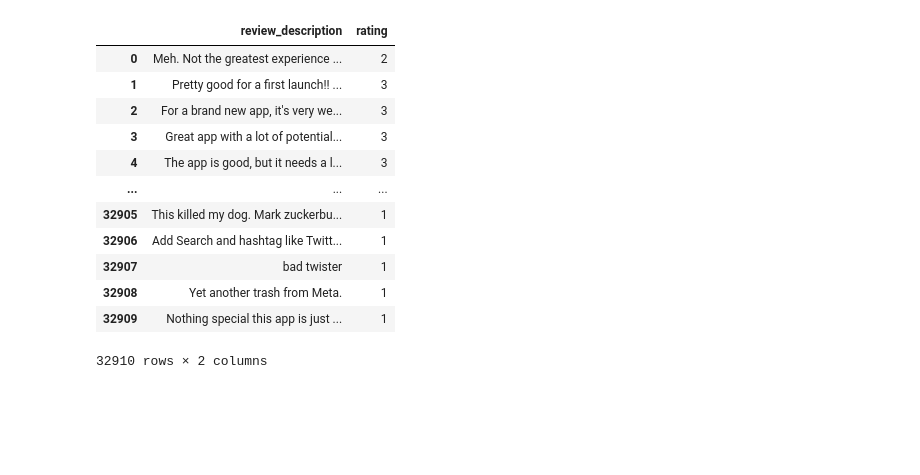
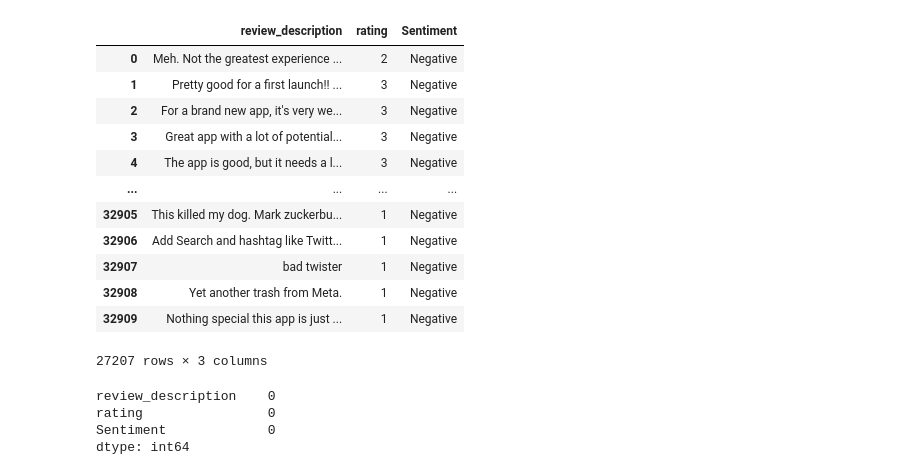
Before and after one commit to cakethehuman/multiplatform-sentiment-API, a Jupyter notebook: notebooks/threads notebook/Threads_DataPrepare.ipynb, the cells around one changed output. Drawn from its saved outputs; the diff is of its cells as text; code cells hidden in the pictures; blank space fills up the shorter version.

```diff
--- a/notebooks/threads notebook/Threads_DataPrepare.ipynb
+++ b/notebooks/threads notebook/Threads_DataPrepare.ipynb
@@ -5,16 +15,23 @@ df = pd.read_csv(r"C:\Users\wilsen\OneDrive\Desktop\Sentiment api\Data\raw\threa
-# %%
-df.drop(['source','review_date'], axis= 1)
-# %% [output]
-|  | review_description | rating |
-| 0 | Meh. Not the greatest experience ... | 2 |
-| 1 | Pretty good for a first launch!! ... | 3 |
-| 2 | For a brand new app, it's very we... | 3 |
-| 3 | Great app with a lot of potential... | 3 |
-| 4 | The app is good, but it needs a l... | 3 |
-| ... | ... | ... |
-| 32905 | This killed my dog. Mark zuckerbu... | 1 |
-| 32906 | Add Search and hashtag like Twitt... | 1 |
-| 32907 | bad twister | 1 |
-| 32908 | Yet another trash from Meta. | 1 |
-| 32909 | Nothing special this app is just ... | 1 |
-32910 rows × 2 columns
+# %%
+df_raw
+# %% [output]
+|  | review_description | rating | Sentiment |
+| 0 | Meh. Not the greatest experience ... | 2 | Negative |
+| 1 | Pretty good for a first launch!! ... | 3 | Negative |
+| 2 | For a brand new app, it's very we... | 3 | Negative |
+| 3 | Great app with a lot of potential... | 3 | Negative |
+| 4 | The app is good, but it needs a l... | 3 | Negative |
+| ... | ... | ... | ... |
+| 32905 | This killed my dog. Mark zuckerbu... | 1 | Negative |
+| 32906 | Add Search and hashtag like Twitt... | 1 | Negative |
+| 32907 | bad twister | 1 | Negative |
+| 32908 | Yet another trash from Meta. | 1 | Negative |
+| 32909 | Nothing special this app is just ... | 1 | Negative |
+27207 rows × 3 columns
+# %%
+df_raw.isnull().sum()
+# %% [output]
+review_description    0
+rating                0
+Sentiment             0
+dtype: int64
```
Also changed, not shown: parts of 7 cells of this notebook, 3 other files.
